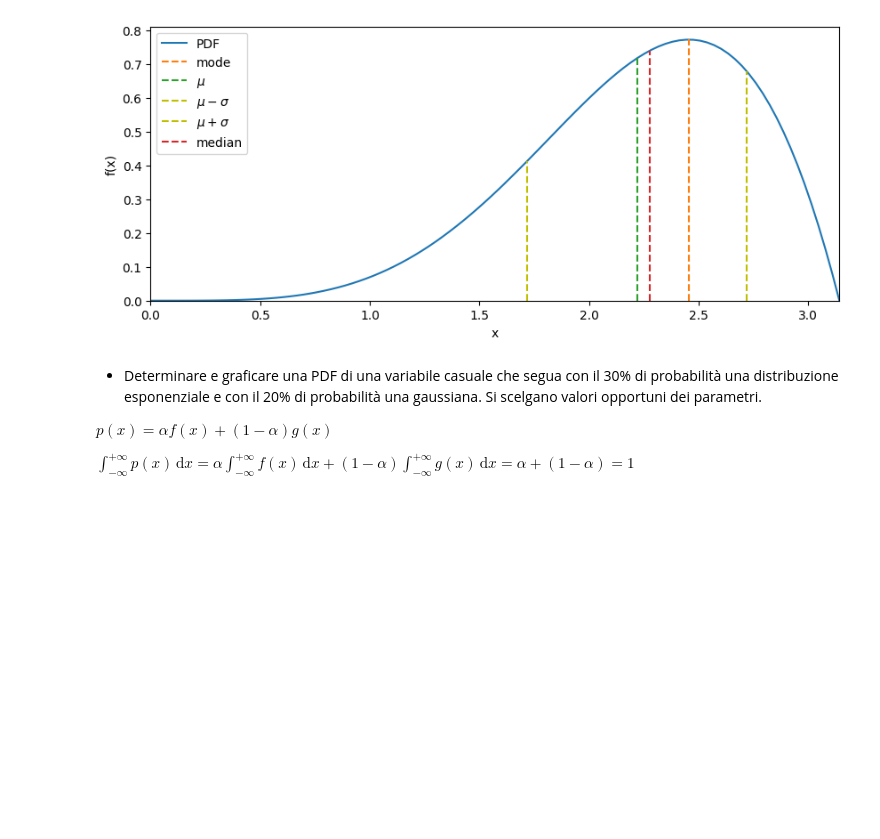
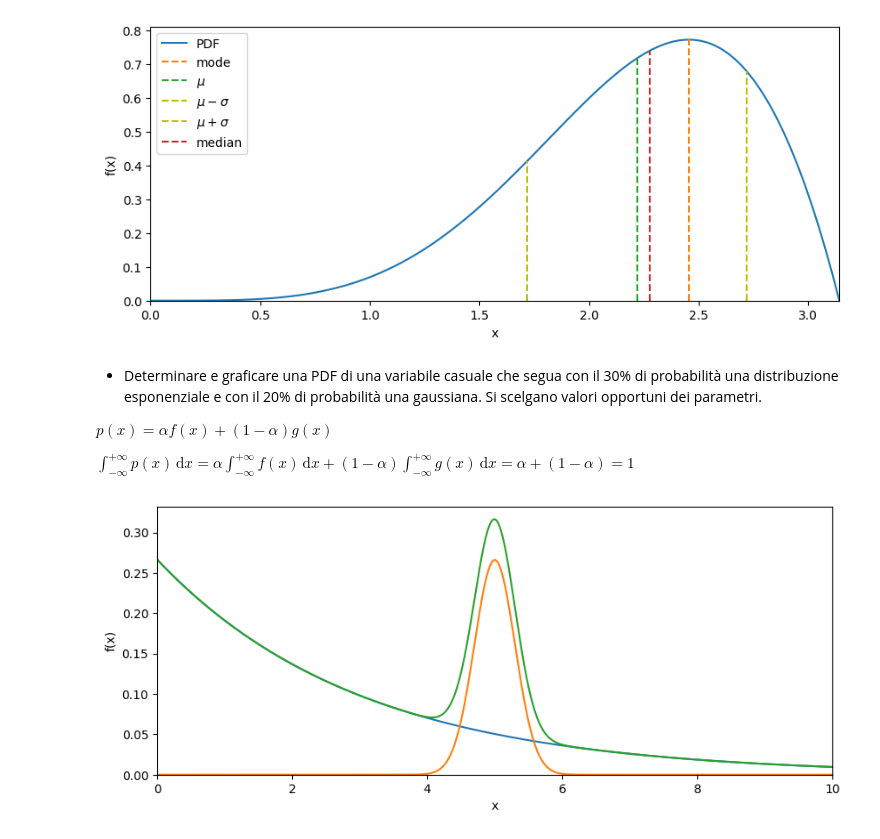
Before and after one commit to lucalista/analisi-dati-2024, a Jupyter notebook: 06.05.00__Distribuzioni_di_probabilita_continue.ipynb, the cells around one changed output. Drawn from its saved outputs; the diff is of its cells as text; code cells hidden in the pictures; blank space fills up the shorter version.

```diff
--- a/06.05.00__Distribuzioni_di_probabilita_continue.ipynb
+++ b/06.05.00__Distribuzioni_di_probabilita_continue.ipynb
@@ -749,3 +749,26 @@ mean, variance, sigma:  2.218841639633018 0.24962275970260173 0.4996226172848880
 $p(x) = \alpha f(x) + (1-\alpha) g(x)$
 
 $\displaystyle \int_{-\infty}^{+\infty}\!\!\!\!\!p(x)\,\mathrm{d}x = \alpha\int_{-\infty}^{+\infty}\!\!\!\!\!f(x)\,\mathrm{d}x+(1-\alpha)\int_{-\infty}^{+\infty}\!\!\!\!\!g(x)\,\mathrm{d}x = \alpha +(1-\alpha) = 1$
+# %%
+from scipy.stats import expon
+plt.figure(figsize=(10, 4))
+a, b = 0, 10
+x = np.linspace(a, b, 1000)
+f_norm = 0.2
+e = expon(scale=3)
+n = norm(loc=5, scale=0.3)
+def pdf(x):
+    return (1 - f_norm)*e.pdf(x) + f_norm*n.pdf(x)
+y = pdf(x)
+y1 = (1-f_norm)*e.pdf(x)
+y2 = f_norm*n.pdf(x)
+plt.plot(x,y1)
+plt.plot(x,y2)
+plt.plot(x,y)
+plt.xlim(a, b)
+plt.ylim(bottom=0)
+plt.xlabel('x')
+plt.ylabel('f(x)')
+plt.show()
+# %% [output]
+[figure, added]
```
